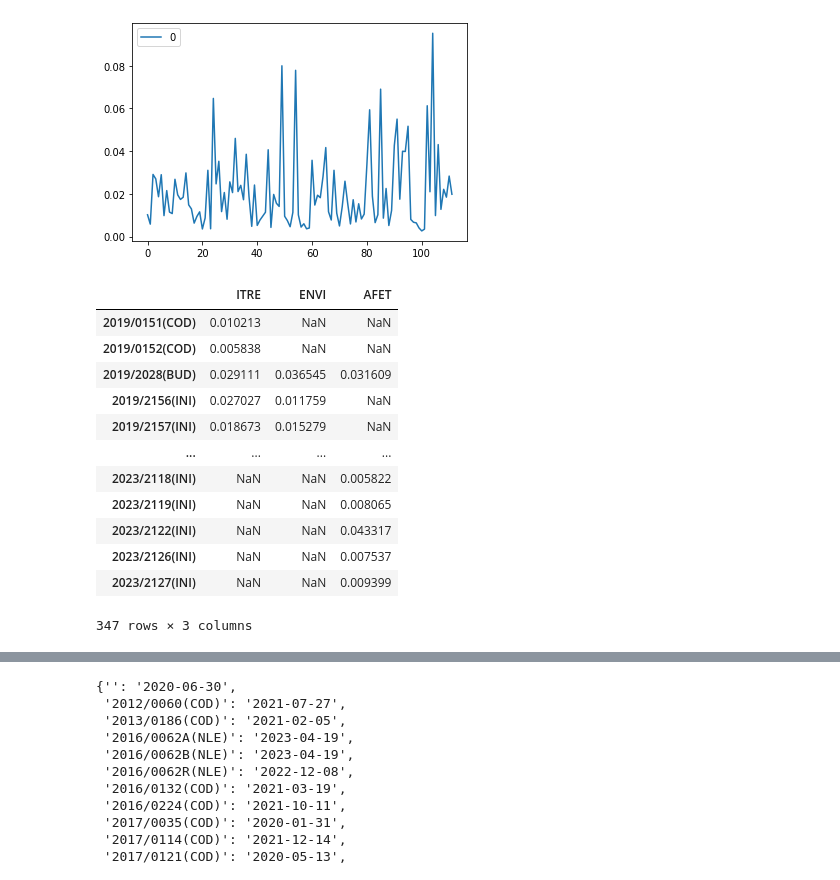
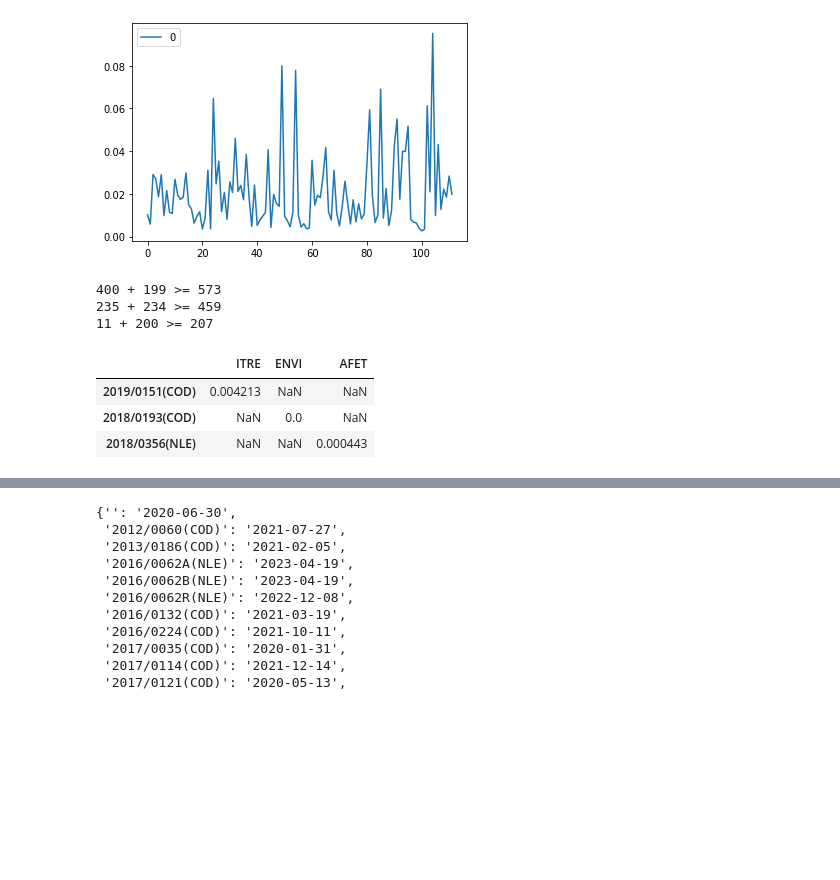
Before and after one commit to maritsm/temalabor-2023, a Jupyter notebook: splitbigboy.ipynb, the cells around one changed output, grey strips where cells are left out. Drawn from its saved outputs; the diff is of its cells as text; code cells hidden in the pictures; blank space fills up the shorter version.

```diff
--- a/splitbigboy.ipynb
+++ b/splitbigboy.ipynb
@@ -62,34 +62,46 @@ my_committees = ["ITRE", "ENVI", "AFET"]
 # %%
 data_to_plot = {}
 for cmtee in my_committees:
 
     cmteeonly = bigboy.loc[bigboy["organization_abbr"] == cmtee]
-    cmtee_members = getImportantCommitteeMembers(comm=cmtee)
+
+    # mindenki menjen lowercase-ben...
+    cmtee_members = list(getImportantCommitteeMembers(comm=cmtee))
+    cmtee_members = [i.lower() for i in cmtee_members]
+
     pedno = cmteeonly.groupby(cmteeonly.procedure_interinst_id)
+
+    # Az ep_cosponsorshipben Keresztnév Vezetéknév
+    # Az organization_membershipben Kersztnév VEZETÉKNÉV
+    # emiatt nem lehet normálisan hozzáadni az extra mepeket
+    # az OfficialMEPId meg conflictelhet az amendment_id-vel
+    # #fun
 
     coh_overtime = {}
     for i, x in pedno:
-        pdedgelist = nx.from_pandas_edgelist(x, source='amendment_id', target = 'person_full_name')
-        #g = nx.
-        coh_overtime[i] = cohesiveness(pdedgelist, pdedgelist)
+        x["person_name_lower"] = x["person_full_name"].apply(lambda b : b.lower())
+        p = nx.from_pandas_edgelist(x, source='amendment_id', target = 'person_name_lower')
+
+        print(f"{len(p.nodes)} + {len(pd.unique(cmtee_members))} >= ", end="")
+
+
+        p.add_nodes_from(cmtee_members)
+        print(f"{len(p.nodes)}")
+        g = nx.algorithms.bipartite.projected_graph(p,cmtee_members)
+        coh_overtime[i] = cohesiveness(g, g)
+        break
 
     data_to_plot[cmtee] = coh_overtime
 coh_df = pd.DataFrame(data_to_plot)
 coh_df
 # %% [output]
+400 + 199 >= 573
+235 + 234 >= 459
+11 + 200 >= 207
 |  | ITRE | ENVI | AFET |
-| 2019/0151(COD) | 0.010213 | NaN | NaN |
-| 2019/0152(COD) | 0.005838 | NaN | NaN |
-| 2019/2028(BUD) | 0.029111 | 0.036545 | 0.031609 |
-| 2019/2156(INI) | 0.027027 | 0.011759 | NaN |
-| 2019/2157(INI) | 0.018673 | 0.015279 | NaN |
-| ... | ... | ... | ... |
-| 2023/2118(INI) | NaN | NaN | 0.005822 |
-| 2023/2119(INI) | NaN | NaN | 0.008065 |
-| 2023/2122(INI) | NaN | NaN | 0.043317 |
-| 2023/2126(INI) | NaN | NaN | 0.007537 |
-| 2023/2127(INI) | NaN | NaN | 0.009399 |
+| 2019/0151(COD) | 0.004213 | NaN | NaN |
+| 2018/0193(COD) | NaN | 0.0 | NaN |
+| 2018/0356(NLE) | NaN | NaN | 0.000443 |
-347 rows × 3 columns
 # %%
 coh_df.plot()
 # %% [output]
```
Also changed, not shown: parts of 4 cells of this notebook, 2 other files.
